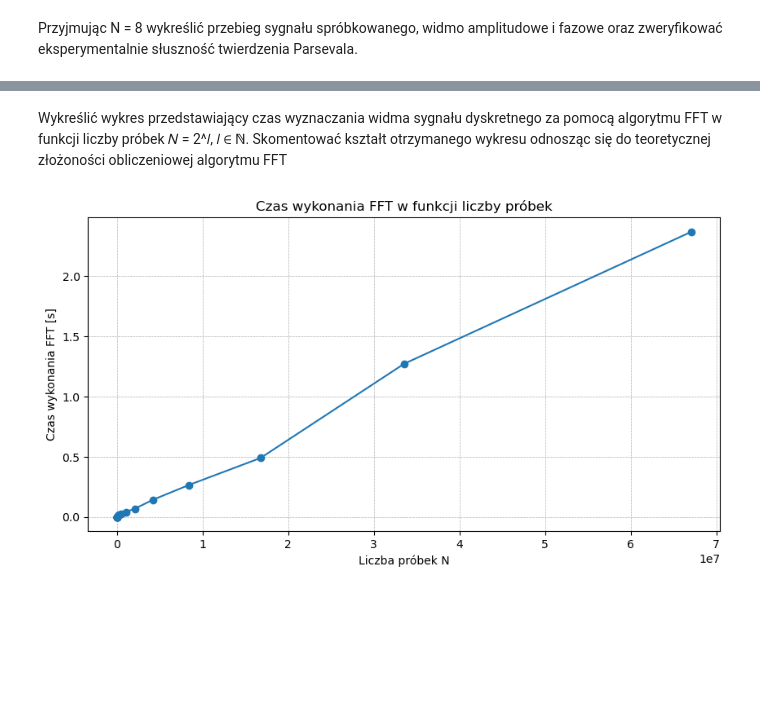
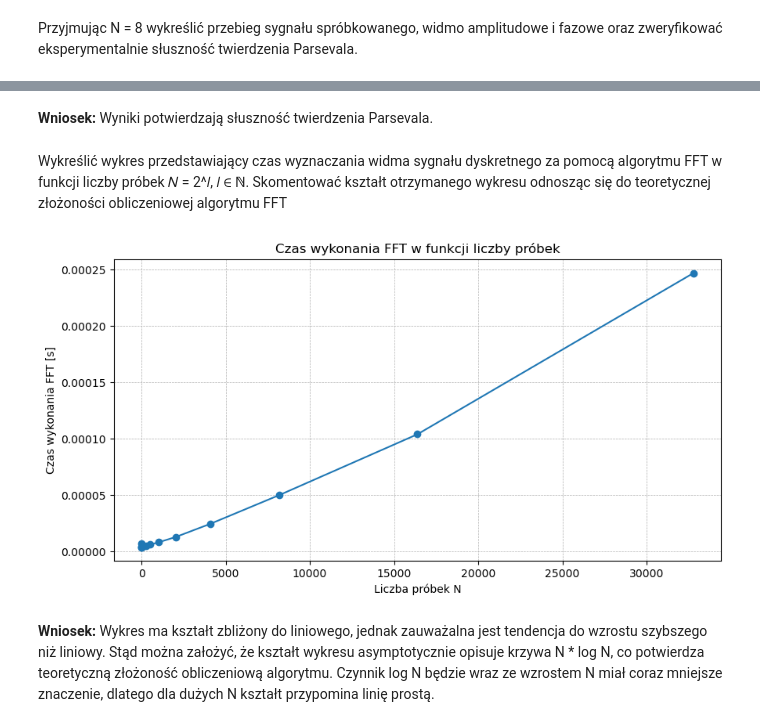
Before and after one commit to Kerciu/WMM_25L, a Jupyter notebook: signals/zad1.ipynb, the cells around one changed output, grey strips where cells are left out. Saved outputs shown, nothing was run; the diff lists cells and outputs as text; code cells hidden in the pictures; blank space fills up the shorter version.

```diff
--- a/signals/zad1.ipynb
+++ b/signals/zad1.ipynb
@@ -101,30 +87,38 @@ left:  4.0
 right:  3.9999999999999996
 Parseval proven?  True
 [figure]
+# %% [markdown]
+**Wniosek:** Wyniki potwierdzają słuszność twierdzenia Parsevala.
 # %% [markdown]
 Wykreślić wykres przedstawiający czas wyznaczania widma sygnału dyskretnego za pomocą
 algorytmu FFT w funkcji liczby próbek 𝑁 = 2^𝑙, 𝑙 ∈ ℕ. Skomentować kształt otrzymanego wykresu
 odnosząc się do teoretycznej złożoności obliczeniowej algorytmu FFT
 # %%
-l = np.arange(1, 27)
+iter = 1000
+l = np.arange(1, 16)
 N_l = 2 ** l
 exec_times = []
 
 for n in N_l:
-    signal = np.random.rand(n)
+    mean_time = 0
+    for _ in range(iter):
+        signal = np.random.rand(n)
 
-    start = time.perf_counter()
-    fft(signal)
-    stop = time.perf_counter()
+        start = time.perf_counter()
+        fft(signal)
+        stop = time.perf_counter()
 
-    exec_times.append(stop - start)
+        mean_time += (stop - start)
+    exec_times.append(mean_time / iter)
 
 plt.figure(figsize=(10, 5))
 plt.plot(N_l, exec_times, marker='o', linestyle='-')
 plt.xlabel("Liczba próbek N")
 plt.ylabel("Czas wykonania FFT [s]")
 plt.title("Czas wykonania FFT w funkcji liczby próbek")
 plt.grid(True, which="both", linestyle="--", linewidth=0.5)
 plt.show()
 # %% [output]
-[figure, old version]
+[figure, new version]
+# %% [markdown]
+**Wniosek:** Wykres ma kształt zbliżony do liniowego, jednak zauważalna jest tendencja do wzrostu szybszego niż liniowy. Stąd można założyć, że kształt wykresu asymptotycznie opisuje krzywa N * log N, co potwierdza teoretyczną złożoność obliczeniową algorytmu. Czynnik log N będzie wraz ze wzrostem N miał coraz mniejsze znaczenie, dlatego dla dużych N kształt przypomina linię prostą.
```
Also changed, not shown: parts of 2 cells of this notebook.
